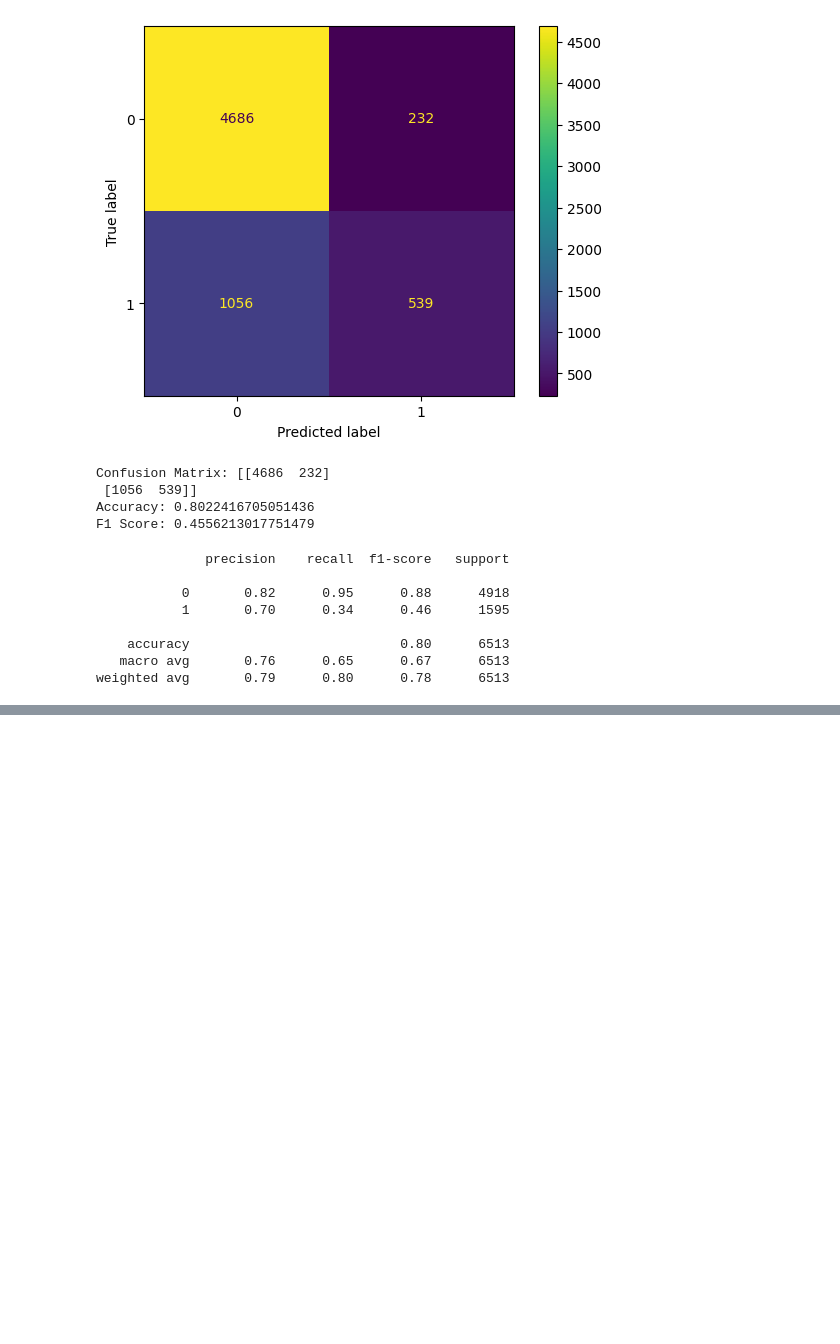
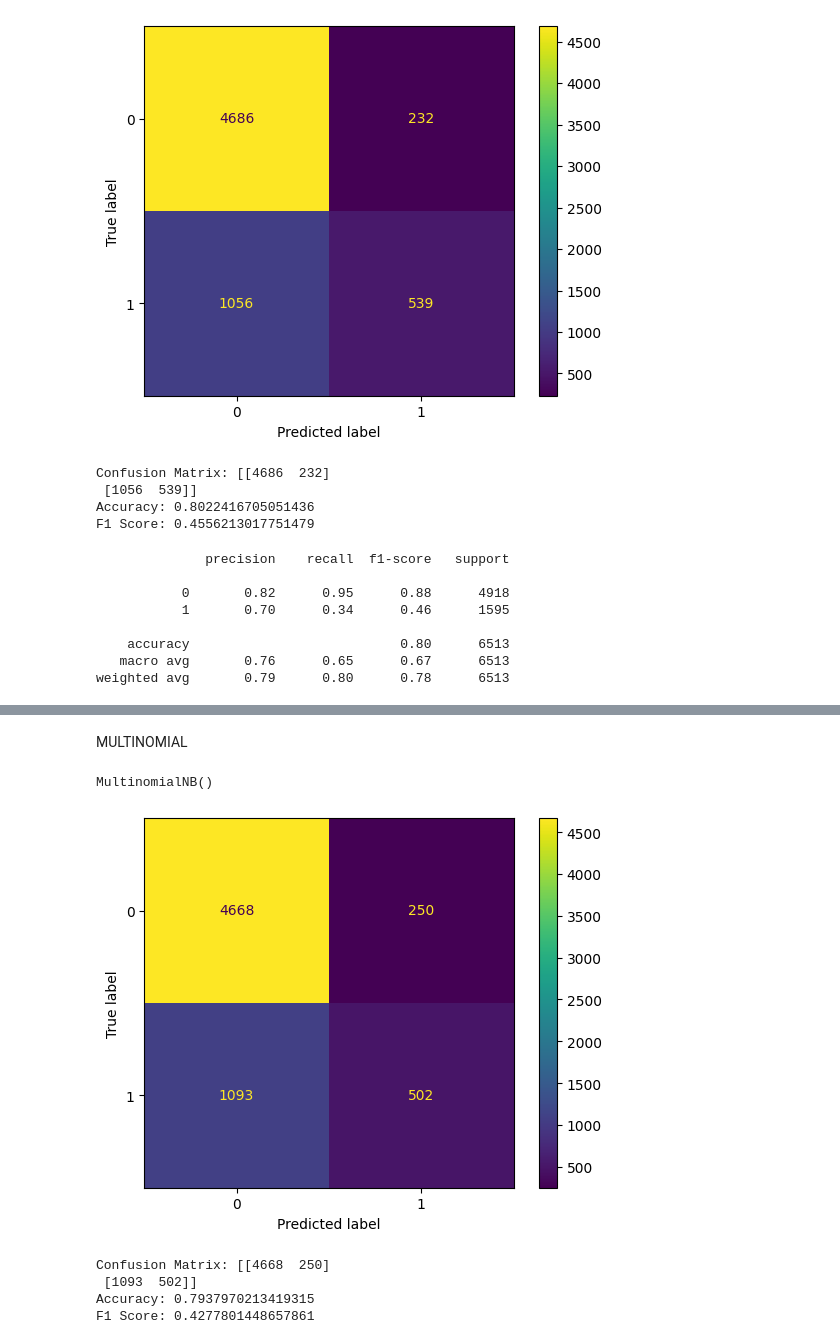
Before and after one commit to anmolS-1104/SML, a Jupyter notebook: SML /Exp 9/part 2.ipynb, the cells around one changed output, grey strips where cells are left out. Saved outputs shown, nothing was run; the diff lists cells and outputs as text; code cells hidden in the pictures; blank space fills up the shorter version.

```diff
--- a/SML /Exp 9/part 2.ipynb
+++ b/SML /Exp 9/part 2.ipynb
@@ -132,0 +168,33 @@ weighted avg       0.79      0.80      0.78      6513
+# %% [markdown]
+MULTINOMIAL
+# %%
+from sklearn.preprocessing import MinMaxScaler
+mms = MinMaxScaler()
+x_train_mms=mms.fit_transform(x_train)
+
+x_test_mms = mms.fit_transform(x_test)
+# %%
+from sklearn.naive_bayes import MultinomialNB
+Mul = MultinomialNB()
+Mul.fit(x_train_mms,y_train)
+# %% [output]
+MultinomialNB()
+# %%
+y_pred = Mul.predict(x_test)
+# %%
+cm = confusion_matrix(y_test,y_pred)
+ac =accuracy_score(y_test,y_pred)
+disp =ConfusionMatrixDisplay(confusion_matrix=cm)
+disp.plot()
+plt.show()
+f1 = f1_score(y_test,y_pred)
+print("Confusion Matrix:",cm)
+print("Accuracy:",ac)
+
+print("F1 Score:",f1)
+# %% [output]
+[figure, added]
+Confusion Matrix: [[4668  250]
+ [1093  502]]
+Accuracy: 0.7937970213419315
+F1 Score: 0.4277801448657861
```
Also changed, not shown: parts of 23 cells of this notebook.
